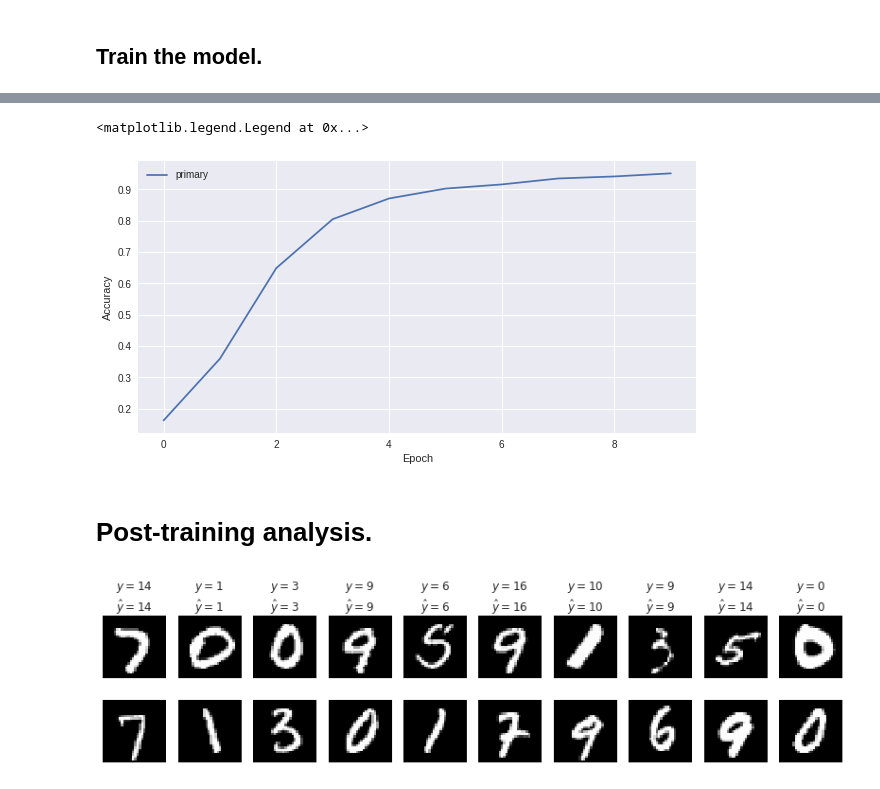
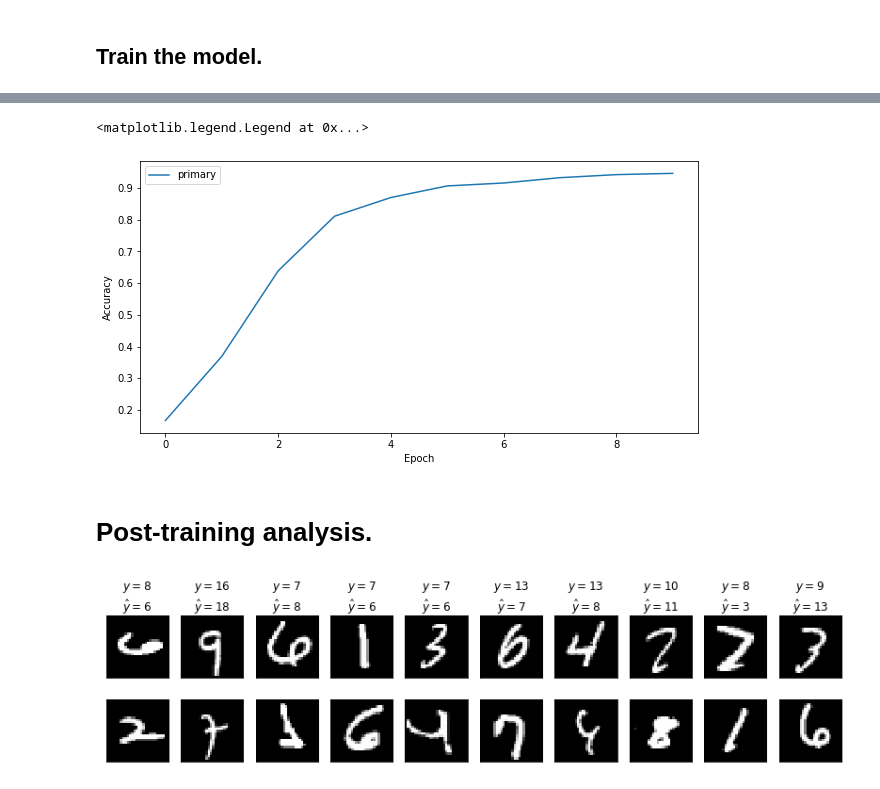
Before and after one commit to peterjsadowski/keras_tutorial, a Jupyter notebook: 2_keras_mnist_advanced.ipynb, the cells around one changed output, grey strips where cells are left out. Drawn from its saved outputs; the diff is of its cells as text; code cells hidden in the pictures.

```diff
--- a/2_keras_mnist_advanced.ipynb
+++ b/2_keras_mnist_advanced.ipynb
@@ -59,7 +49,7 @@ def data_generator(X, Y, batchsize):
         Y2 = np_utils.to_categorical(Y2, nb_classes)
         T  = np_utils.to_categorical(T, 19) # 19 possible values.
 
-        yield {'input1':X1 , 'input2':X2},  {'out':T, 'aux1':Y1, 'aux2':Y2}
+        yield {'input1':X1 , 'input2':X2},  {'out':T} #, 'aux1':Y1, 'aux2':Y2}
 
 # Load data.
 (X_train, Y_train), (X_valid, Y_valid) = mnist.load_data() # Shape = (N,28,28), (N,)
@@ -187,13 +180,13 @@ Epoch 10/10
 # %%
 # Plot loss trajectory throughout training.
 plt.figure(1, figsize=(10,5))
-plt.plot(history.history['acc'], label='primary')
+plt.plot(history.history['accuracy'], label='primary')
 plt.xlabel('Epoch')
 plt.ylabel('Accuracy')
 plt.legend()
 # %% [output]
 <matplotlib.legend.Legend at 0x...>
-[figure, old version]
+[figure, new version]
 # %% [markdown]
 # Post-training analysis.
 # %%
@@ -202,32 +195,32 @@ inputs, outputs = data_valid.__next__()
 plt.figure(1, figsize=(14,3))
 i = 0
 while i < 10:
     inputs, outputs = data_valid.__next__()
     predictions = model.predict(inputs)
     j = 0
     while j < 100:
         yhat   = predictions[j].argmax(axis=-1) # predictions is list: [out, aux1, aux2]
         y      = np.argmax(outputs['out'][j])
         input1 = inputs['input1'][j].reshape(28,28)
         input2 = inputs['input2'][j].reshape(28,28)
         j += 1
-        if yhat != y:
+        if yhat == y:
             # Prediction was correct. Ignore this example.
             continue
         else:
             # Prediction was incorrect. Show example.
             plt.subplot(2,10,i+1)
             plt.imshow(input1, cmap='gray', interpolation='nearest')
             plt.xticks([])
             plt.yticks([])
             plt.title('Pred=%d' % yhat)
             plt.title('$y=%d$\n$\hat{y}=%d$' % (y,yhat))
             plt.subplot(2,10,10+i+1)
             plt.imshow(input2, cmap='gray', interpolation='nearest')
             plt.xticks([])
             plt.yticks([])
             i += 1
         if not i<10:
             break
 # %% [output]
-[figure, old version]
+[figure, new version]
```
Also changed, not shown: parts of 4 cells of this notebook.
